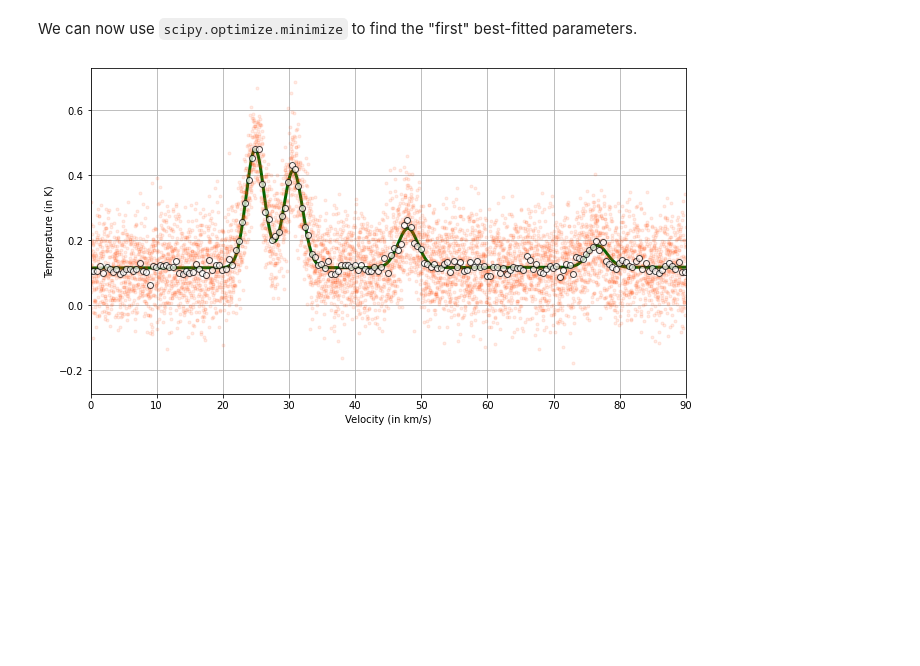
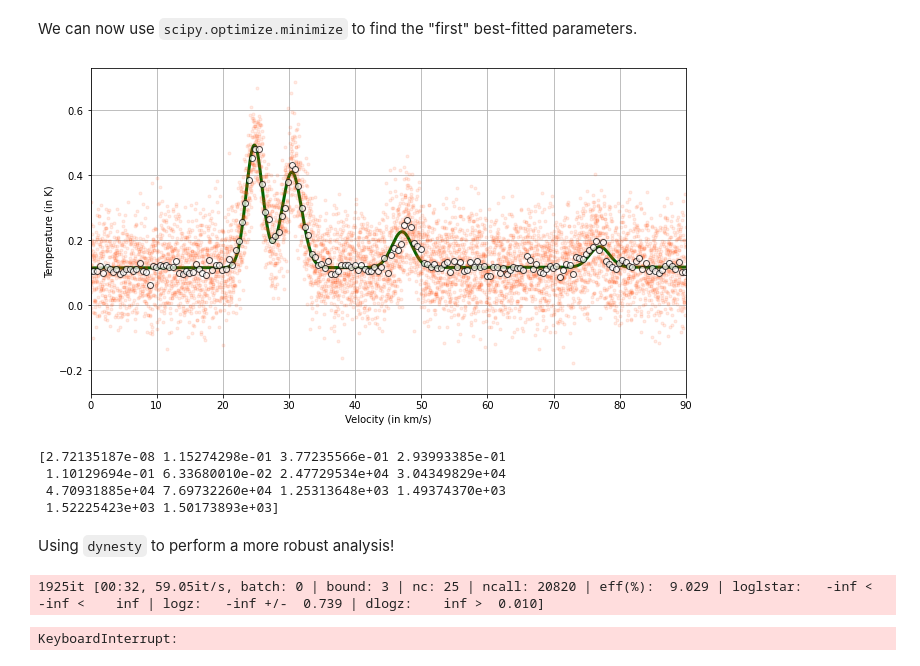
Before and after one commit to Jayshil/xs-oso, a Jupyter notebook: p1.ipynb, the cells around one changed output. Saved outputs shown, nothing was run; the diff lists cells and outputs as text; code cells hidden in the pictures; blank space fills up the shorter version.

Commit message:
dynesty not working as of now...

```diff
--- a/p1.ipynb
+++ b/p1.ipynb
@@ -128,30 +131,40 @@ def model(x, m, c, am1, am2, am3, am4, mu1, mu2, mu3, mu4, si1, si2, si3, si4):
     gau4 = utl.gaus(x, am4, mu4, si4)
     return ln1 + gau1 + gau2 + gau3 + gau4
 
-def lnlike(x):
+def chi_sqrd(x):
     global velo_avg, temp_avg
     m, c, am1, am2, am3, am4, mu1, mu2, mu3, mu4, si1, si2, si3, si4 = x
     mod = model(velo_avg, m, c, am1, am2, am3, am4, mu1, mu2, mu3, mu4, si1, si2, si3, si4)
     chi2 = (temp_avg - mod)**2
-    return np.sum(chi2)
+    return np.sum(chi2)/2
 # %% [markdown]
 We can now use `scipy.optimize.minimize` to find the "first" best-fitted parameters.
 # %%
 xinit = np.array([0., 0.1, 0.4, 0.3, 0.13, 0.1,\
      25000, 30000, 47000, 77000, 1.5*1000, 1.5*1000, 1.5*1000, 1.5*1000])
-soln = minimize(lnlike, x0=xinit, method='BFGS')
+soln = minimize(chi_sqrd, x0=xinit, method='BFGS')
 
 vall = np.linspace(np.min(velo_avg), np.max(velo_avg), 10000)
 best_fit = model(vall, *soln.x)
 
 velo_bin, temp_bin, _, _ = utl.lcbin(velo_avg, temp_avg, binwidth=500)
 plt.figure(figsize=(16/1.5, 9/1.5))
 plt.errorbar(velo_avg/1e3, temp_avg, fmt='.', c='orangered', alpha=0.1)
 plt.errorbar(velo_bin/1e3, temp_bin, fmt='o', mfc='white', c='black', alpha=0.7)
 plt.plot(vall/1e3, best_fit, c='darkgreen', lw=3)
 plt.xlabel('Velocity (in km/s)')
 plt.ylabel('Temperature (in K)')
 plt.xlim([0, 90])
 plt.grid()
 # %% [output]
-[figure, old version]
+[figure, new version]
+# %%
+# Printing the results:
+print(soln.x)
+# %% [output]
+[2.72135187e-08 1.15274298e-01 3.77235566e-01 2.93993385e-01
+ 1.10129694e-01 6.33680010e-02 2.47729534e+04 3.04349829e+04
+ 4.70931885e+04 7.69732260e+04 1.25313648e+03 1.49374370e+03
+ 1.52225423e+03 1.50173893e+03]
+# %% [markdown]
+Using `dynesty` to perform a more robust analysis!
@@ -157,0 +194,8 @@ plt.grid()
+# %%
+dsampler = dynesty.DynamicNestedSampler(loglike, prior_transform, ndim=14,\
+    bound='multi', n_live_points=500, use_stop=False, sample='rwalk')
+dsampler.run_nested()
+dres = dsampler.results
+# %% [output]
+1925it [00:32, 59.05it/s, batch: 0 | bound: 3 | nc: 25 | ncall: 20820 | eff(%):  9.029 | loglstar:   -inf <   -inf <    inf | logz:   -inf +/-  0.739 | dlogz:    inf >  0.010]
+KeyboardInterrupt:
```
Also changed, not shown: parts of 2 cells of this notebook, 1 other file.
